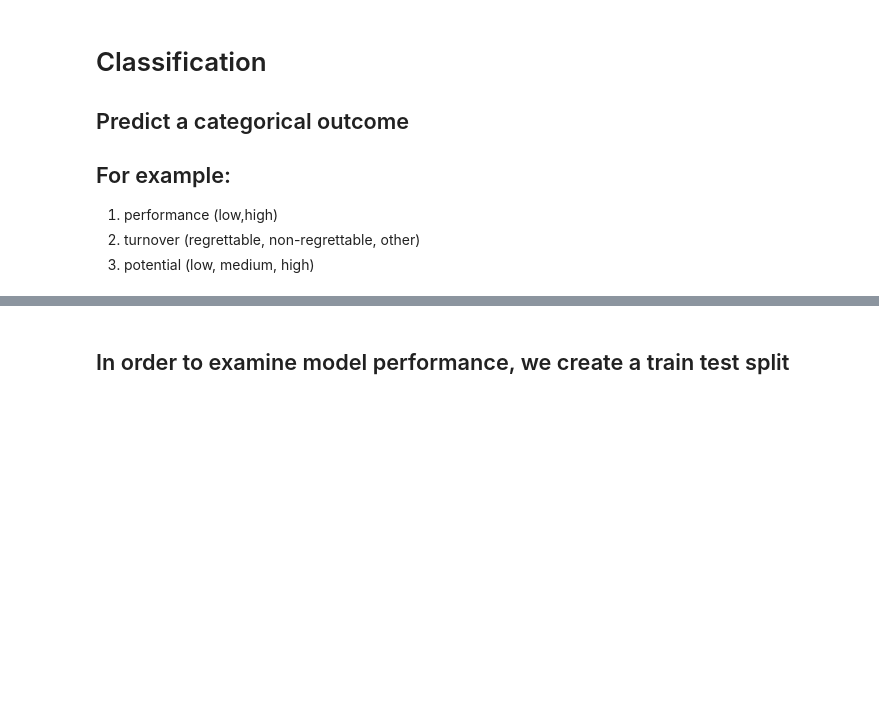
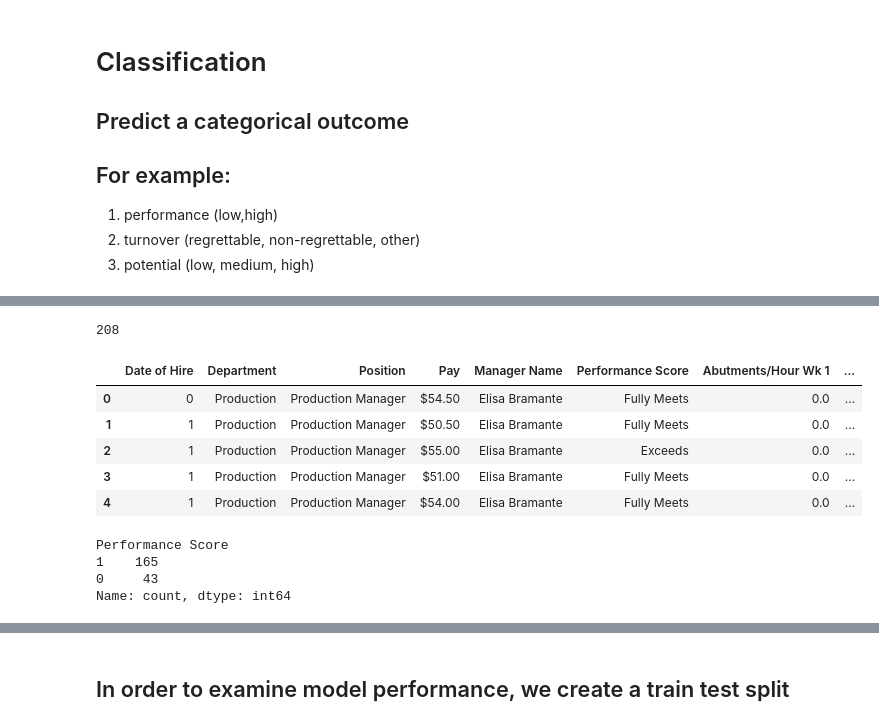
Before and after one commit to egynzhu-personal/siop-python-seminar-2024, a Jupyter notebook: 04_Machine_Learning.ipynb, the cells around one changed output, grey strips where cells are left out. Drawn from its saved outputs; the diff is of its cells as text; code cells hidden in the pictures; blank space fills up the shorter version.

Commit message:
update to i-o dataset

```diff
--- a/04_Machine_Learning.ipynb
+++ b/04_Machine_Learning.ipynb
@@ -19,0 +52,26 @@ y = iris.target
+# %%
+# simplify the dataset
+# of course, this may need deep consideration in practice
+
+df.drop(['Race Desc', 'Employee Name', 'TermDate', 'Reason for Term', 'Employment Status'], inplace = True, axis = 1)
+# %%
+# drop nas
+# in practice there are several considerations, e.g., the amount of missingess and the source of missingness
+df.dropna(inplace = True)
+# %%
+len(df)
+# %% [output]
+208
+# %%
+# let's binarize data of hire
+
+df['Date of Hire'] = pd.to_datetime(df['Date of Hire'])
+df['Date of Hire'] = df['Date of Hire'].apply(lambda x: 0 if x.year <= 2011 else 1)
+df.head()
+# %% [output]
+|  | Date of Hire | Department | Position | Pay | Manager Name | Performance Score | Abutments/Hour Wk 1 | ... |
+| 0 | 0 | Production | Production Manager | $54.50 | Elisa Bramante | Fully Meets | 0.0 | ... |
+| 1 | 1 | Production | Production Manager | $50.50 | Elisa Bramante | Fully Meets | 0.0 | ... |
+| 2 | 1 | Production | Production Manager | $55.00 | Elisa Bramante | Exceeds | 0.0 | ... |
+| 3 | 1 | Production | Production Manager | $51.00 | Elisa Bramante | Fully Meets | 0.0 | ... |
+| 4 | 1 | Production | Production Manager | $54.00 | Elisa Bramante | Fully Meets | 0.0 | ... |
@@ -19,0 +93,7 @@ y = iris.target
+# %%
+y.value_counts()
+# %% [output]
+Performance Score
+1    165
+0     43
+Name: count, dtype: int64
```
Also changed, not shown: parts of 34 cells of this notebook.
